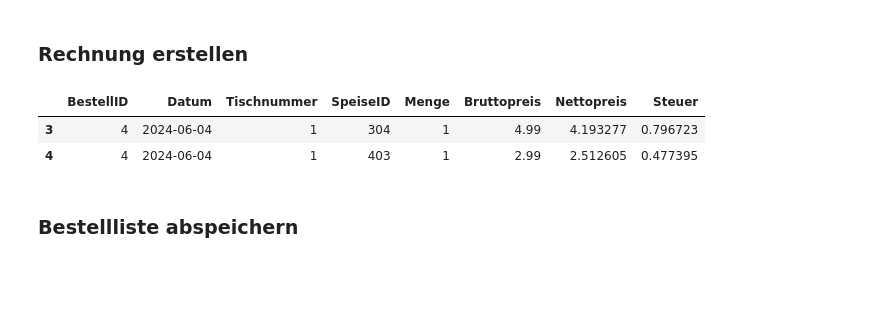
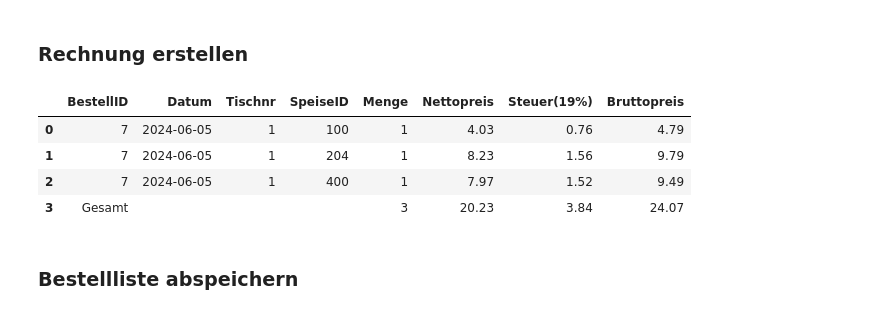
Before and after one commit to lisabeller/Praxisprojekt-Python-Bestelltool, a Jupyter notebook: Bestelltool_neu.ipynb, the cells around one changed output. Cells and saved outputs as stored; diff of their text form; code cells hidden in the pictures; blank space fills up the shorter version.

Commit message:
Gesamtbetrag hinzugefügt, BestellID optimiert

```diff
--- a/Bestelltool_neu.ipynb
+++ b/Bestelltool_neu.ipynb
@@ -314,7 +353,7 @@ def bestellung_bezahlen(bestellID, bestellungen_df = bestellungen_df, speisekart
     bestellung_details = bestellungen_df[bestellungen_df["BestellID"] == bestellID]
 
     # Funktion für DataFrame der Rechnung
-    def berechne_rechnung(x):
+    def berechne_rechnung(row):
         """
         Beschreibung
         - SpeiseID und Menge extrahieren:
@@ -323,46 +362,64 @@ def bestellung_bezahlen(bestellID, bestellungen_df = bestellungen_df, speisekart
         - Preis aus der Speisekarte holen:
         Der Bruttopreis der Speise wird aus der Speisekarte entnommen.
 
         - Brutto, Netto und Steuer berechnen:
         Die Funktion brutto_nettorechner wird verwendet,
         um den Gesamtbruttopreis, Nettopreis und die Mehrwertsteuer zu berechnen.
 
         - Rechnung erstellen: Ein pd.Series-Objekt wird erstellt,
         das die BestellID, Datum, Tischnummer, SpeiseID, Menge,
         Bruttopreis, Nettopreis und die Steuer enthält.
 
         """
         # Variaben
-        speise_id = x["SpeiseID"]
-        menge = x["Menge"]
+        speise_id = row["SpeiseID"]
+        menge = row["Menge"]
         bruttopreis = speisekarte.loc[speise_id, "Preis"]
 
         # Datum ohne Uhrzeit formatieren
-        datum = datetime.strptime(x["Datum"], "%Y-%m-%d %H:%M:%S").strftime("%Y-%m-%d")
+        datum = datetime.strptime(row["Datum"], "%Y-%m-%d %H:%M:%S").strftime("%Y-%m-%d")
 
+        # Errechnet Netto und Steuerbetrag
         gesamt_brutto, netto, steuer = brutto_nettorechner(bruttopreis, menge)
 
         return pd.Series({
-            "BestellID": x["BestellID"],
+            "BestellID": row["BestellID"],
             "Datum": datum,
-            "Tischnummer": x["Tischnummer"],
+            "Tischnr": row["Tischnummer"],
             "SpeiseID": speise_id,
             "Menge": menge,
-            "Bruttopreis": gesamt_brutto,
-            "Nettopreis": netto,
-            "Steuer": steuer
+            "Nettopreis": round(netto, 2),
+            "Steuer(19%)": round(steuer, 2),
+            "Bruttopreis": round(gesamt_brutto, 2),
         })
-
     # Berechnet die Rechnung für jede Zeile in bestellung_details
     rechnung_df = bestellung_details.apply(berechne_rechnung, axis=1)
 
+    # Gesamtbetrag in neue Zeile einfügen
+    letzte_zeile = rechnung_df.iloc[-1]
+
+    neue_zeile_df = pd.DataFrame({
+                    "BestellID": ["Gesamt"],
+                    "Datum": [""],
+                    "Tischnr": [""],
+                    "SpeiseID": [""],
+                    "Menge": [rechnung_df["Menge"].sum()],
+                    "Nettopreis": [rechnung_df["Nettopreis"].sum()],
+                    "Steuer(19%)": [rechnung_df["Steuer(19%)"].sum()],
+                    "Bruttopreis": [rechnung_df["Bruttopreis"].sum()]
+                    })
+
+    rechnung_df = pd.concat([rechnung_df, neue_zeile_df], ignore_index=True)
+
     return rechnung_df
 
-bestellung_bezahlen(4)
+bestellung_bezahlen(7)
 # %% [output]
-|  | BestellID | Datum | Tischnummer | SpeiseID | Menge | Bruttopreis | Nettopreis | Steuer |
-| 3 | 4 | 2024-06-04 | 1 | 304 | 1 | 4.99 | 4.193277 | 0.796723 |
-| 4 | 4 | 2024-06-04 | 1 | 403 | 1 | 2.99 | 2.512605 | 0.477395 |
+|  | BestellID | Datum | Tischnr | SpeiseID | Menge | Nettopreis | Steuer(19%) | Bruttopreis |
+| 0 | 7 | 2024-06-05 | 1 | 100 | 1 | 4.03 | 0.76 | 4.79 |
+| 1 | 7 | 2024-06-05 | 1 | 204 | 1 | 8.23 | 1.56 | 9.79 |
+| 2 | 7 | 2024-06-05 | 1 | 400 | 1 | 7.97 | 1.52 | 9.49 |
+| 3 | Gesamt |  |  |  | 3 | 20.23 | 3.84 | 24.07 |
 # %% [markdown]
 ### Bestellliste abspeichern
 # %%
```
Also changed, not shown: parts of 4 cells of this notebook, 1 other file.
